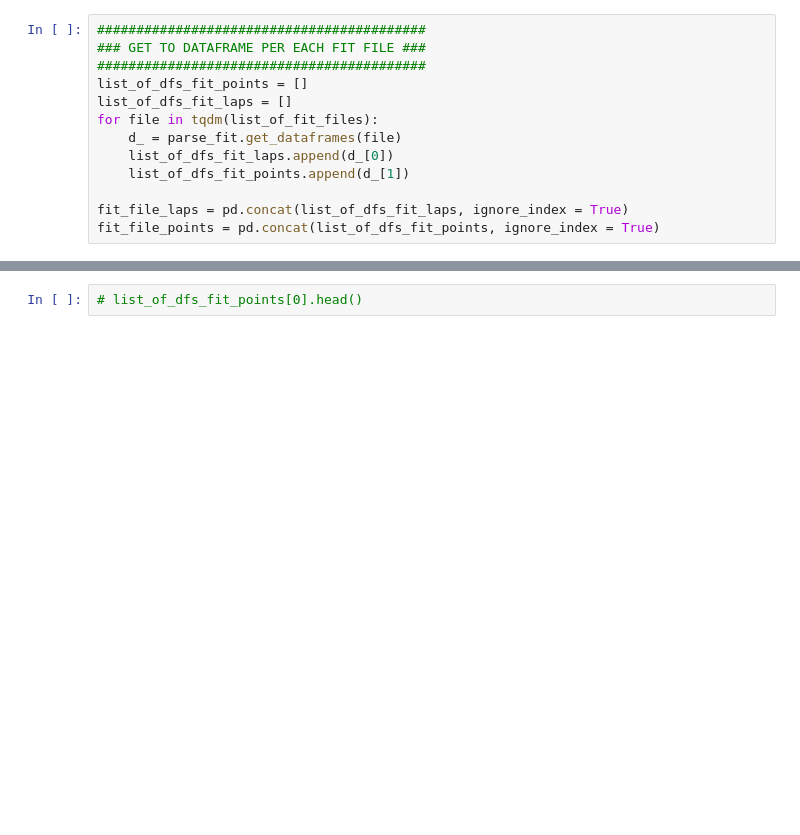
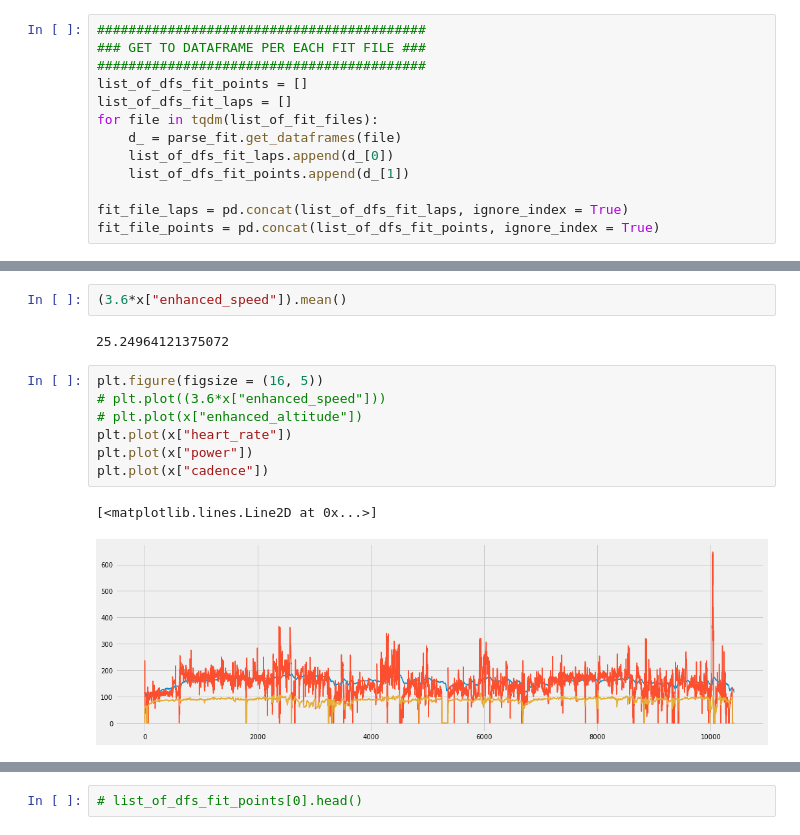
Before and after one commit to MattiaBrocco/estimated-power-watts, a Jupyter notebook: strava_analysis.ipynb, the cells around one changed output, grey strips where cells are left out. Cells and saved outputs as stored; diff of their text form; blank space fills up the shorter version.

```diff
--- a/strava_analysis.ipynb
+++ b/strava_analysis.ipynb
@@ -82,0 +205,14 @@ activies_df[activies_df["Activity Name"] == "Zwift - The Pretzel in Watopia"]
+# %%
+(3.6*x["enhanced_speed"]).mean()
+# %% [output]
+25.24964121375072
+# %%
+plt.figure(figsize = (16, 5))
+# plt.plot((3.6*x["enhanced_speed"]))
+# plt.plot(x["enhanced_altitude"])
+plt.plot(x["heart_rate"])
+plt.plot(x["power"])
+plt.plot(x["cadence"])
+# %% [output]
+[<matplotlib.lines.Line2D at 0x...>]
+[figure, added]
```
Also changed, not shown: parts of 44 cells of this notebook, 2 other files.
